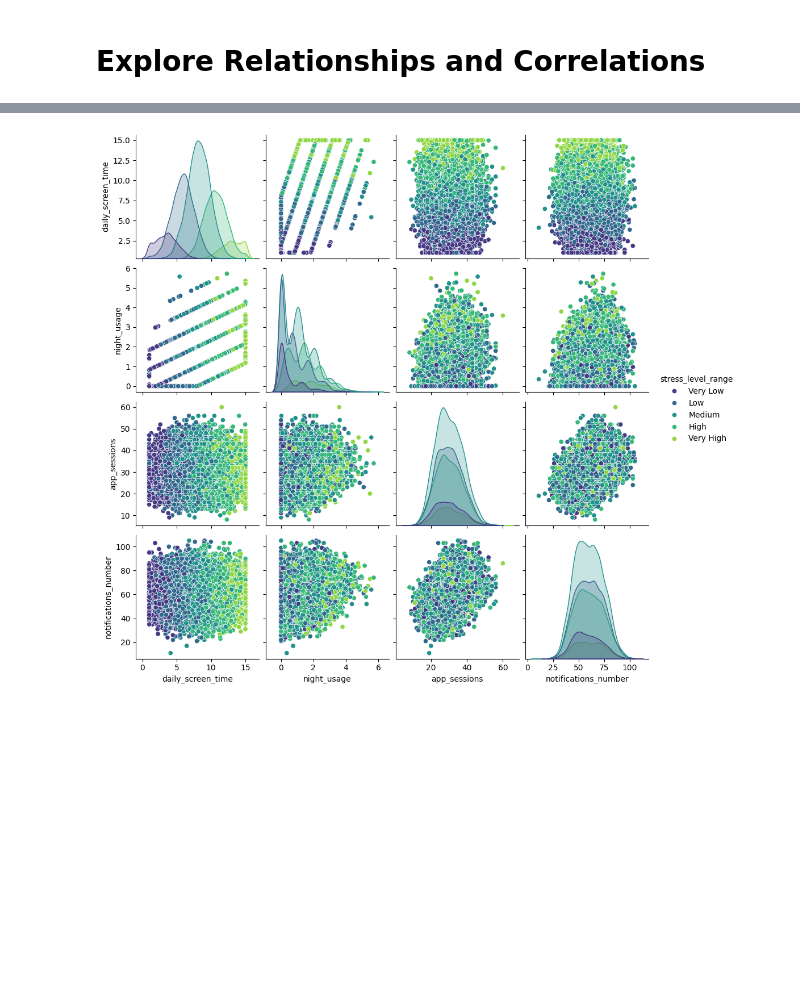
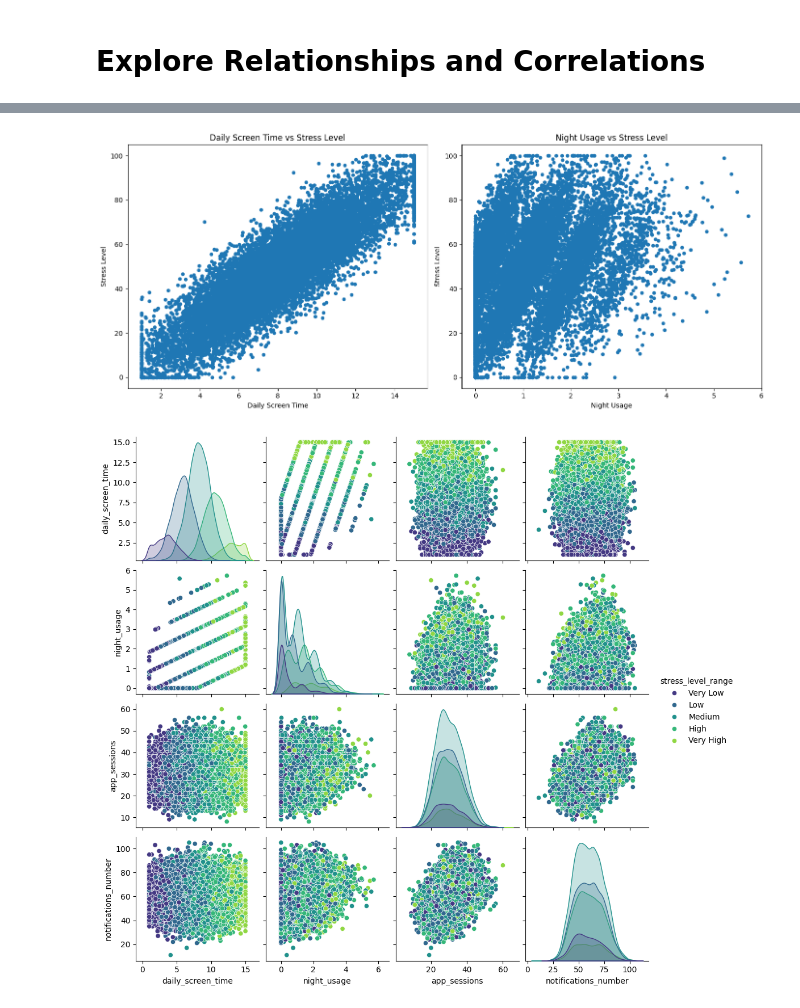
Before and after one commit to RokayaRadwan/CSE271_Project, a Jupyter notebook: Regression_Models.ipynb, the cells around one changed output, grey strips where cells are left out. Drawn from its saved outputs; the diff is of its cells as text; code cells hidden in the pictures; blank space fills up the shorter version.

```diff
--- a/Regression_Models.ipynb
+++ b/Regression_Models.ipynb
@@ -70,3 +74,21 @@ plt.show()
+# %%
+# Scatter plot showing the relationship between daily screen time, night usage and stress level
+fig, axes = plt.subplots(1,2, figsize =(14, 6))
+
+df.plot(kind='scatter', x='daily_screen_time', y='stress_level', ax=axes[0])
+axes[0].set_title('Daily Screen Time vs Stress Level')
+axes[0].set_xlabel('Daily Screen Time')
+axes[0].set_ylabel('Stress Level')
+
+df.plot(kind='scatter', x='night_usage', y='stress_level', ax=axes[1])
+axes[1].set_title('Night Usage vs Stress Level')
+axes[1].set_xlabel('Night Usage')
+axes[1].set_ylabel('Stress Level')
+
+plt.tight_layout()
+plt.show()
+# %% [output]
+[figure, added]
 # %%
 # Create stress level bins
 df['stress_level_range'] = pd.cut(df['stress_level'],
```
Also changed, not shown: parts of 1 cell of this notebook, 1 other file.
